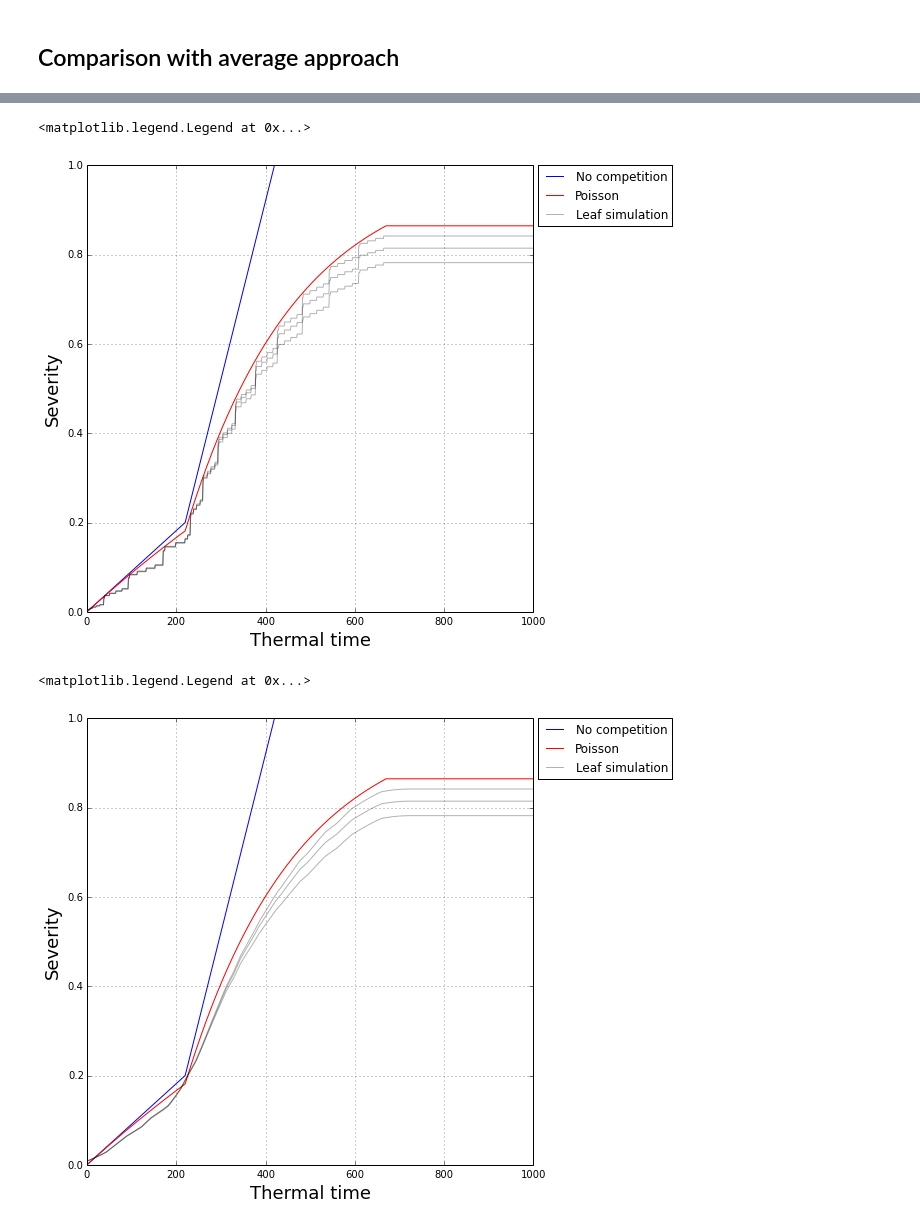
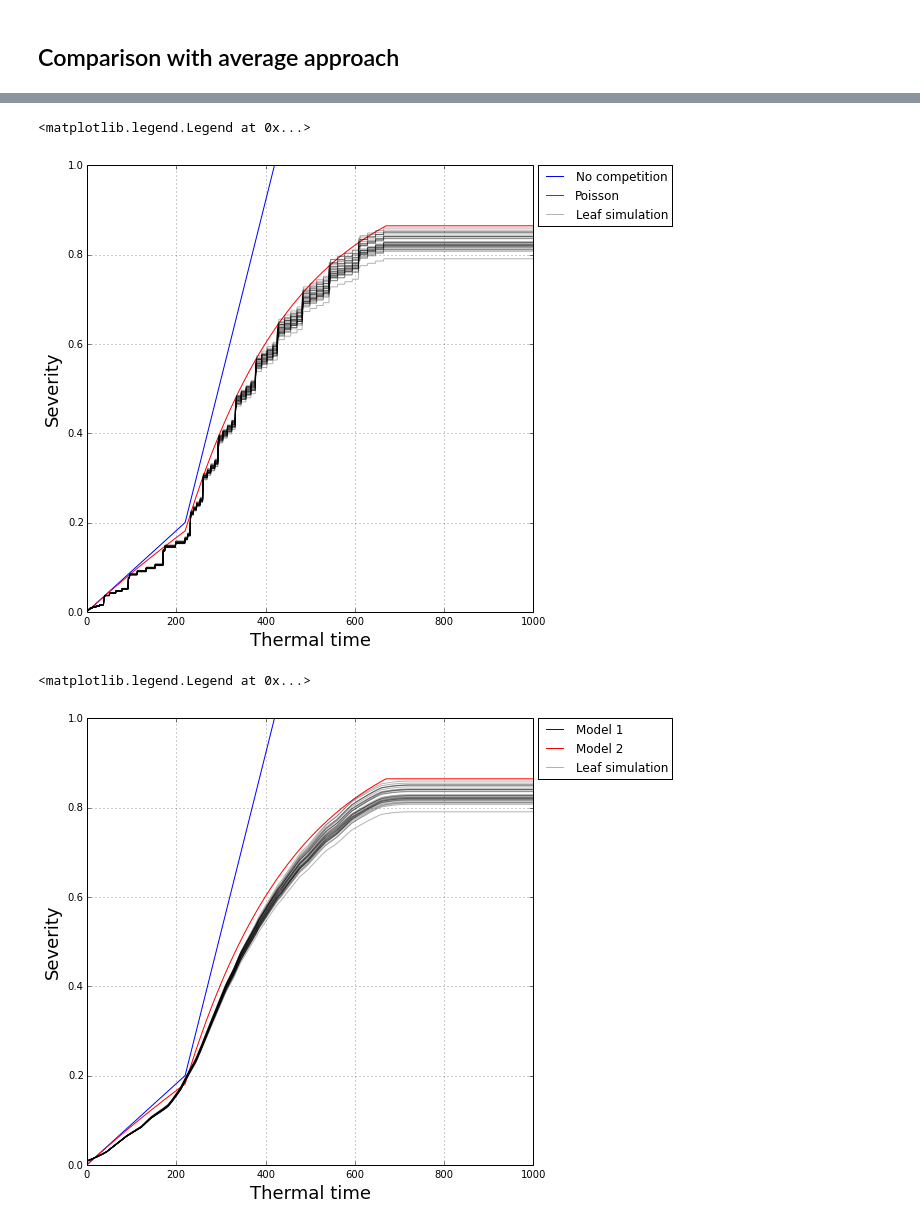
Before and after one commit to openalea-incubator/alep, a Jupyter notebook: alep/example/septo_rust_competition_leaf.ipynb, the cells around one changed output, grey strips where cells are left out. Cells and saved outputs as stored; diff of their text form; code cells hidden in the pictures.

Commit message:
New simulations in notebook of competition rust septo
git-svn-id: https://scm.gforge.inria.fr/authscm/pradal/svn/openaleapkg/trunk@5396 0978ab36-7443-0410-8248-c2aa344a765a

```diff
--- a/alep/example/septo_rust_competition_leaf.ipynb
+++ b/alep/example/septo_rust_competition_leaf.ipynb
@@ -639,11 +653,14 @@ sev_rust_0, _, _ = simu_compet(d0_rust = 0, d0_septo = 0., nb_steps = 1500)
 # %%
 lesions = []
-sev_rust_400, _, _ = simu_compet(d0_rust = 400, d0_septo = 0., nb_steps = 1500)
+leaf[:,:]=0
+sev_rust_400, _, _ = simu_compet(d0_rust = 400, d0_septo = None, nb_steps = 1500)
 # %%
 lesions = []
+leaf[:,:]=0
 sev_rust_cplx_400, sev_septo_cplx_0, sev_septo_cplx_prev = simu_compet(d0_rust = 400, d0_septo = 0., nb_steps = 1500)
 # %%
 lesions = []
+leaf[:,:]=0
 sev_rust_cplx_0, sev_septo_cplx_400, sev_septo_cplx_after = simu_compet(d0_rust = 0, d0_septo = 400., nb_steps = 1500)
 # %%
 # Septoria before:
@@ -1066,7 +1087,7 @@ for i in range(nb_steps):
         s_septo += l.surface
         l.growth(dt = 1.)
     demand = sum(l.growth_demand for l in lesions)
-    offer = min(demand, s_leaf - s_rust)
+    offer = min(demand, s_leaf - s_septo)
     for l in lesions:
         offer_lesion = offer * l.growth_demand / demand if demand > 0. else 0.
         l.control_growth(offer_lesion)
@@ -1092,7 +1113,7 @@ for i in range(nb_steps):
     sev_poi.append(float(s_septo) / s_leaf)
 
 # Geom approach
-tries = {k:[] for k in range(3)}
+tries = {k:[] for k in range(30)}
 for k in tries.iterkeys():
     lesions = []
     SeptoLesion.lid = 0
@@ -1121,23 +1142,23 @@ labels = ['No competition', 'Poisson', 'Leaf simulation']
 ax.legend(proxys, labels, bbox_to_anchor=(1.01, 1), loc=2, borderaxespad=0.)
 # %% [output]
 <matplotlib.legend.Legend at 0x...>
-[figure, old version]
+[figure, new version]
 # %%
 fig, ax = plt.subplots()
 ax.plot(range(nb_steps), sev_avg)
 ax.plot(range(nb_steps), sev_poi, 'r')
 for sev_geom in tries.itervalues():
     plot_smooth(range(nb_steps), sev_geom, ax=ax, color='k', alpha = 0.3)
 ax.set_ylim([0, 1])
 ax.set_xlim([0, 1000])
 ax.set_xlabel('Thermal time', fontsize = 18)
 ax.set_ylabel('Severity', fontsize = 18)
 ax.grid(alpha=0.8)
 proxys = [plt.Line2D((0,1),(0,0), color='b'),
          plt.Line2D((0,1),(0,0), color='r'),
          plt.Line2D((0,1),(0,0), color='k', alpha=0.3)]
-labels = ['No competition', 'Poisson', 'Leaf simulation']
+labels = ['Model 1', 'Model 2', 'Leaf simulation']
 ax.legend(proxys, labels, bbox_to_anchor=(1.01, 1), loc=2, borderaxespad=0.)
 # %% [output]
 <matplotlib.legend.Legend at 0x...>
-[figure, old version]
+[figure, new version]
```
Also changed, not shown: parts of 8 cells of this notebook.
